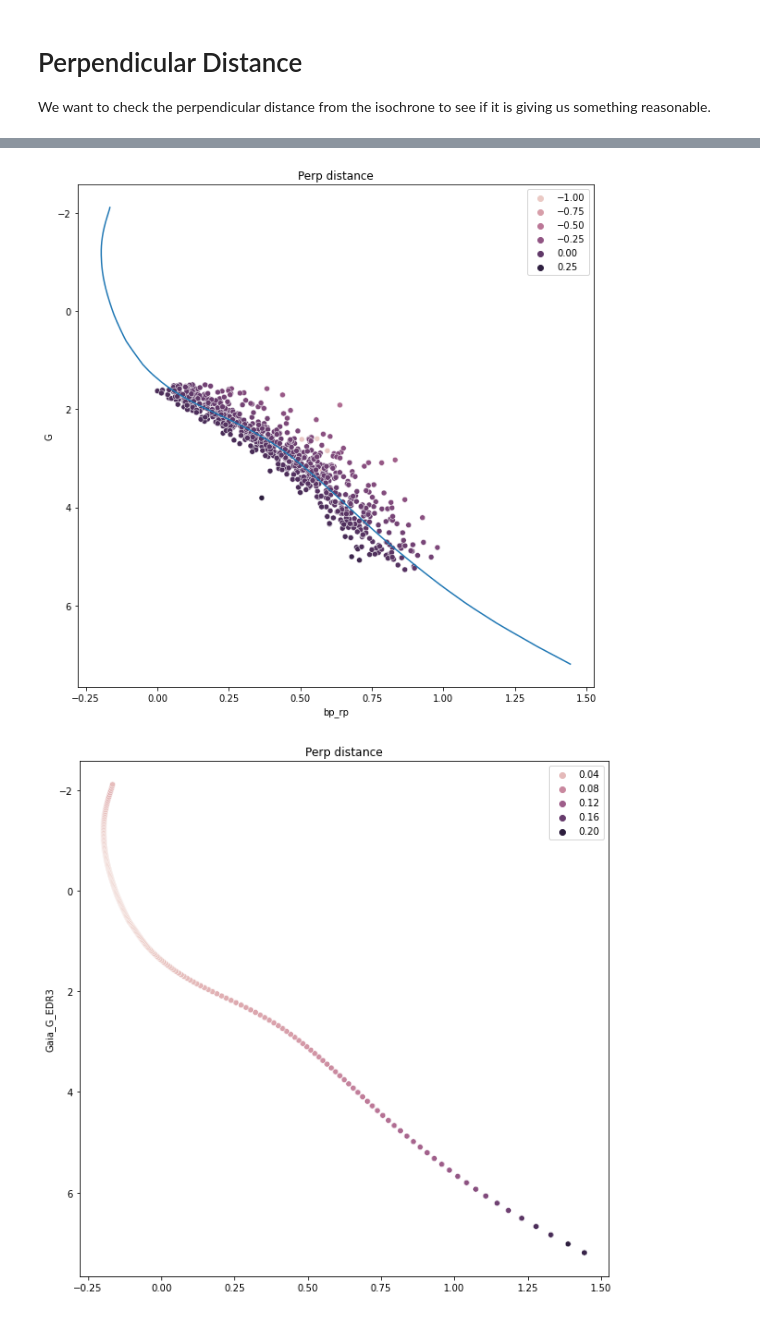
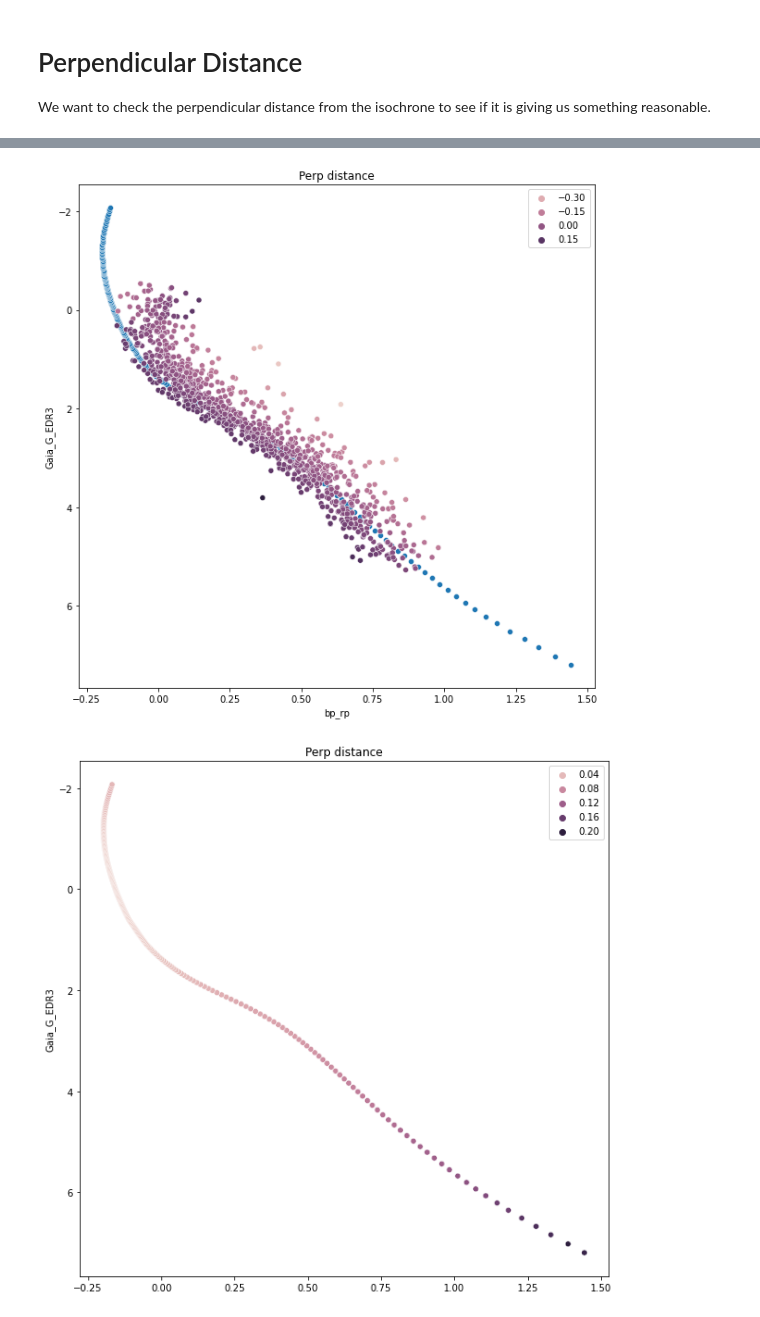
Before and after one commit to ocallam6/VaeStar, a Jupyter notebook: Cluster_sample/Cluster_Sample.ipynb, the cells around one changed output, grey strips where cells are left out. Cells and saved outputs as stored; diff of their text form; code cells hidden in the pictures.

Commit message:
high latitude sample

```diff
--- a/Cluster_sample/Cluster_Sample.ipynb
+++ b/Cluster_sample/Cluster_Sample.ipynb
@@ -38,0 +42,3 @@ Cluster_sample.data=Cluster_sample.data[Cluster_sample.data['G']>=1.5].reset_ind
+# %%
+Cluster_sample.data[Cluster_sample.data['G']<=6.0].reset_index(drop=True,inplace=True)
+Cluster_sample.data[Cluster_sample.data['G']>=0.0].reset_index(drop=True,inplace=True)
@@ -43,5 +55,5 @@ x_values=Cluster_sample.to_tensor(expandsize=stacked_isochrones.shape[-2])
 # %%
-age_list=[8.5]
+age_list=[8.6]
 feh_list=[0.17 for i in range(len(x_values))]#Cluster_sample.data['mh_gspphot']
 stacked_isochrones=Isochrone_cluster.stack_isochrones_subsample(feh_list,age_list)
 # %%
@@ -105,2 +131,6 @@ torch.Size([739, 218])
 # %%
 Cluster_sample.data['perp']=np.array(x)
+Cluster_sample.data['perp_err']=np.array(x_err)
+Cluster_sample.data['idx']=np.array(idx)
+# %%
+Cluster_sample.data=Cluster_sample.data[Cluster_sample.data['idx']!=0].reset_index(drop=True)
@@ -107,23 +141,26 @@ Cluster_sample.data['perp']=np.array(x)
 # %%
 title='Perp distance'
 mag_column='G'
 colour_column='bp_rp'
 hue_column='perp'
 height=10
 width=10
 isochrone=Isochrone_cluster.isochrones_list[0]
 f, axes = plt.subplots(1, 1)
 f.set_figheight(height)
 f.set_figwidth(width)
-plt.plot(isochrone['Gaia_BP_EDR3']-isochrone['Gaia_RP_EDR3'], isochrone['Gaia_G_EDR3'],
+sn.scatterplot(isochrone['Gaia_BP_EDR3']-isochrone['Gaia_RP_EDR3'], isochrone['Gaia_G_EDR3']
                                 )
 sn.scatterplot(x=Cluster_sample.data[colour_column],y=Cluster_sample.data[mag_column],hue=Cluster_sample.data[hue_column])#,kwargs=kwargs)
+
+
+
 axes.invert_yaxis()
 plt.legend()
 axes.set_title(title)
 plt.show()
 # %% [output]
-[figure, old version]
+[figure, new version]
 # %%
 title='Perp distance'
 mag_column='G'
```
Also changed, not shown: parts of 24 cells of this notebook, 5 other files.
